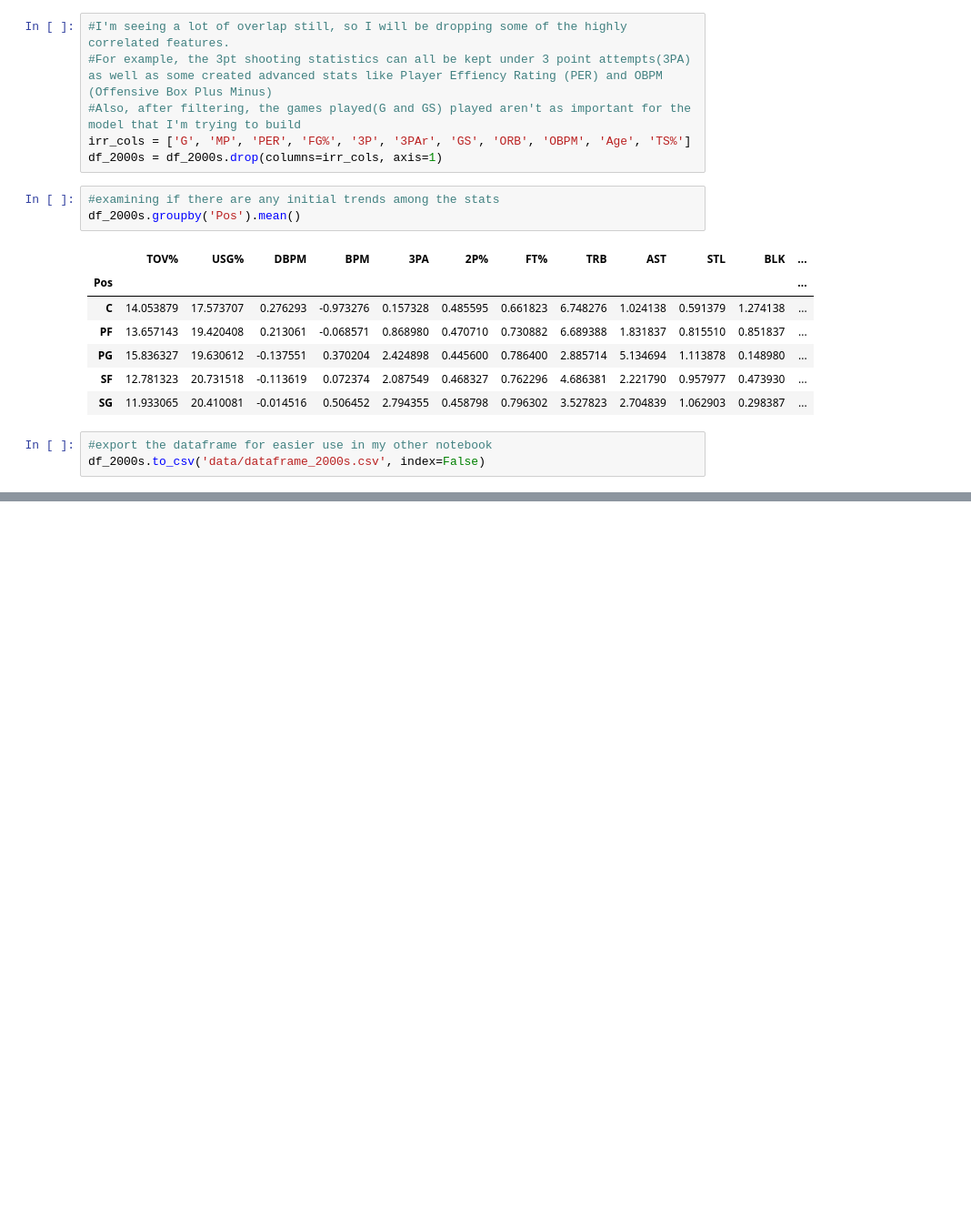
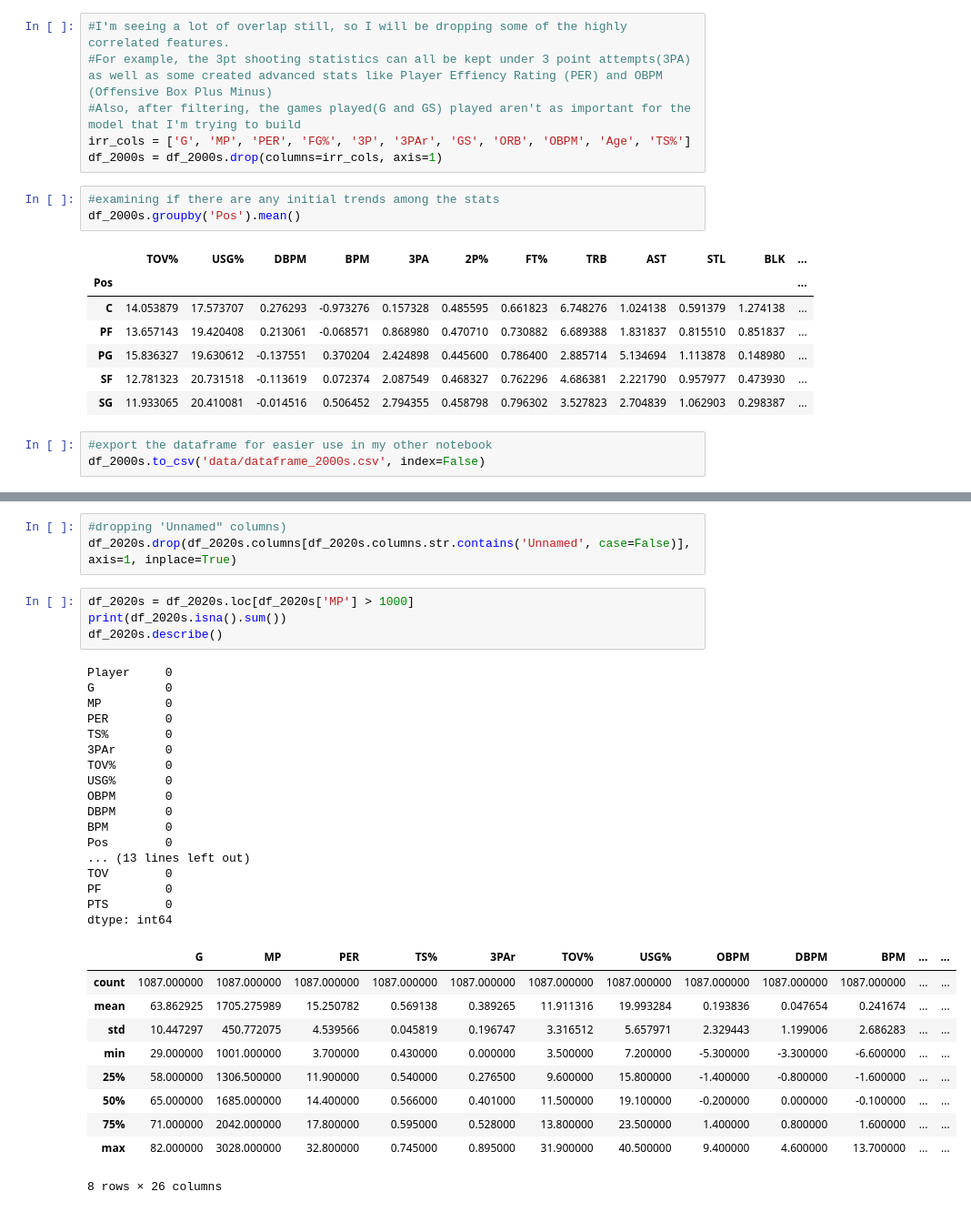
Before and after one commit to dtong136/nba-positions-project, a Jupyter notebook: NBApositionsEDA.ipynb, the cells around one changed output, grey strips where cells are left out. Shown at 91% size. Saved outputs shown, nothing was run; the diff lists cells and outputs as text; blank space fills up the shorter version.

```diff
--- a/NBApositionsEDA.ipynb
+++ b/NBApositionsEDA.ipynb
@@ -324,0 +362,35 @@ df_2000s.to_csv('data/dataframe_2000s.csv', index=False)
+# %%
+#dropping 'Unnamed" columns)
+df_2020s.drop(df_2020s.columns[df_2020s.columns.str.contains('Unnamed', case=False)], axis=1, inplace=True)
+# %%
+df_2020s = df_2020s.loc[df_2020s['MP'] > 1000]
+print(df_2020s.isna().sum())
+df_2020s.describe()
+# %% [output]
+Player     0
+G          0
+MP         0
+PER        0
+TS%        0
+3PAr       0
+TOV%       0
+USG%       0
+OBPM       0
+DBPM       0
+BPM        0
+Pos        0
+... (13 lines left out)
+TOV        0
+PF         0
+PTS        0
+dtype: int64
+|  | G | MP | PER | TS% | 3PAr | TOV% | USG% | OBPM | DBPM | BPM | ... | ... |
+| count | 1087.000000 | 1087.000000 | 1087.000000 | 1087.000000 | 1087.000000 | 1087.000000 | 1087.000000 | 1087.000000 | 1087.000000 | 1087.000000 | ... | ... |
+| mean | 63.862925 | 1705.275989 | 15.250782 | 0.569138 | 0.389265 | 11.911316 | 19.993284 | 0.193836 | 0.047654 | 0.241674 | ... | ... |
+| std | 10.447297 | 450.772075 | 4.539566 | 0.045819 | 0.196747 | 3.316512 | 5.657971 | 2.329443 | 1.199006 | 2.686283 | ... | ... |
+| min | 29.000000 | 1001.000000 | 3.700000 | 0.430000 | 0.000000 | 3.500000 | 7.200000 | -5.300000 | -3.300000 | -6.600000 | ... | ... |
+| 25% | 58.000000 | 1306.500000 | 11.900000 | 0.540000 | 0.276500 | 9.600000 | 15.800000 | -1.400000 | -0.800000 | -1.600000 | ... | ... |
+| 50% | 65.000000 | 1685.000000 | 14.400000 | 0.566000 | 0.401000 | 11.500000 | 19.100000 | -0.200000 | 0.000000 | -0.100000 | ... | ... |
+| 75% | 71.000000 | 2042.000000 | 17.800000 | 0.595000 | 0.528000 | 13.800000 | 23.500000 | 1.400000 | 0.800000 | 1.600000 | ... | ... |
+| max | 82.000000 | 3028.000000 | 32.800000 | 0.745000 | 0.895000 | 31.900000 | 40.500000 | 9.400000 | 4.600000 | 13.700000 | ... | ... |
+8 rows × 26 columns
```
Also changed, not shown: parts of 12 cells of this notebook.
